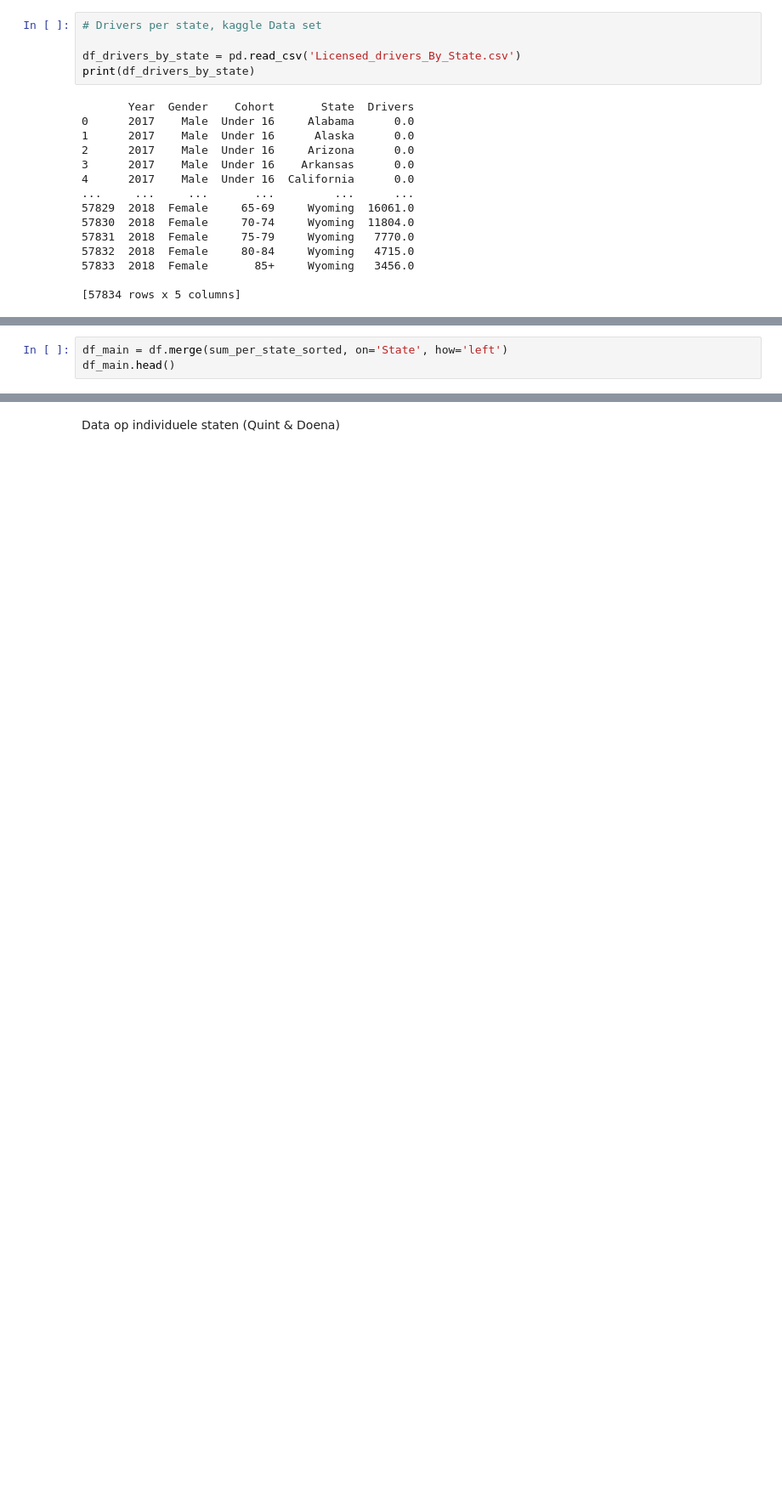
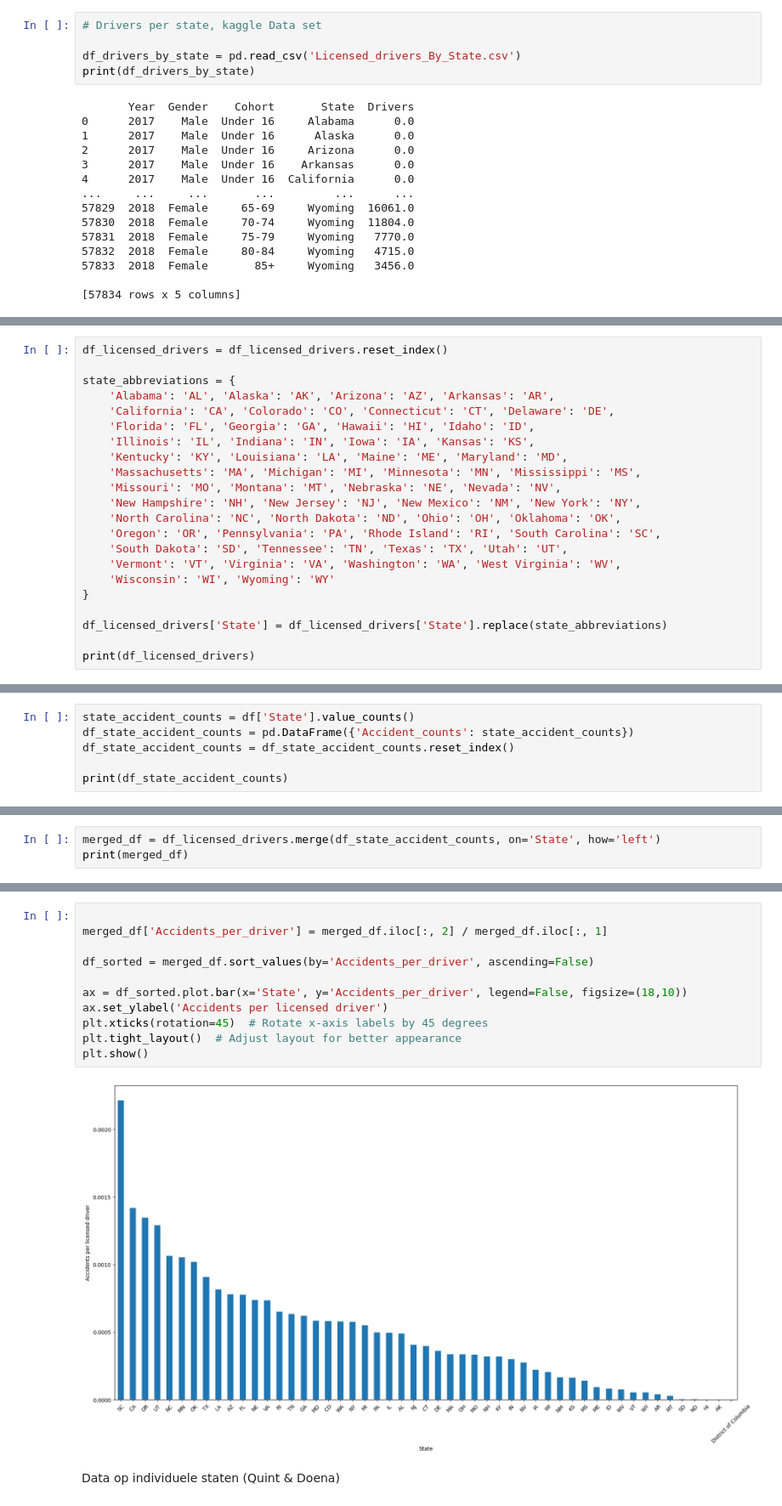
Before and after one commit to IsabelvanDam19/WT_Specialisatie, a Jupyter notebook: Beetje dingen enzo.ipynb, the cells around one changed output, grey strips where cells are left out. Shown at 85% size. Saved outputs shown, nothing was run; the diff lists cells and outputs as text; blank space fills up the shorter version.

```diff
--- a/Beetje dingen enzo.ipynb
+++ b/Beetje dingen enzo.ipynb
@@ -265,0 +227,22 @@ Name: Drivers, dtype: float64
+# %%
+df_licensed_drivers = df_licensed_drivers.reset_index()
+
+state_abbreviations = {
+    'Alabama': 'AL', 'Alaska': 'AK', 'Arizona': 'AZ', 'Arkansas': 'AR',
+    'California': 'CA', 'Colorado': 'CO', 'Connecticut': 'CT', 'Delaware': 'DE',
+    'Florida': 'FL', 'Georgia': 'GA', 'Hawaii': 'HI', 'Idaho': 'ID',
+    'Illinois': 'IL', 'Indiana': 'IN', 'Iowa': 'IA', 'Kansas': 'KS',
+    'Kentucky': 'KY', 'Louisiana': 'LA', 'Maine': 'ME', 'Maryland': 'MD',
+    'Massachusetts': 'MA', 'Michigan': 'MI', 'Minnesota': 'MN', 'Mississippi': 'MS',
+    'Missouri': 'MO', 'Montana': 'MT', 'Nebraska': 'NE', 'Nevada': 'NV',
+    'New Hampshire': 'NH', 'New Jersey': 'NJ', 'New Mexico': 'NM', 'New York': 'NY',
+    'North Carolina': 'NC', 'North Dakota': 'ND', 'Ohio': 'OH', 'Oklahoma': 'OK',
+    'Oregon': 'OR', 'Pennsylvania': 'PA', 'Rhode Island': 'RI', 'South Carolina': 'SC',
+    'South Dakota': 'SD', 'Tennessee': 'TN', 'Texas': 'TX', 'Utah': 'UT',
+    'Vermont': 'VT', 'Virginia': 'VA', 'Washington': 'WA', 'West Virginia': 'WV',
+    'Wisconsin': 'WI', 'Wyoming': 'WY'
+}
+
+df_licensed_drivers['State'] = df_licensed_drivers['State'].replace(state_abbreviations)
+
+print(df_licensed_drivers)
@@ -265,0 +267,6 @@ Name: Drivers, dtype: float64
+# %%
+state_accident_counts = df['State'].value_counts()
+df_state_accident_counts = pd.DataFrame({'Accident_counts': state_accident_counts})
+df_state_accident_counts = df_state_accident_counts.reset_index()
+
+print(df_state_accident_counts)
@@ -266,4 +291,4 @@ Name: Drivers, dtype: float64
 # %%
-df_main = df.merge(sum_per_state_sorted, on='State', how='left')
-df_main.head()
+merged_df = df_licensed_drivers.merge(df_state_accident_counts, on='State', how='left')
+print(merged_df)
 # %% [output]
@@ -277,3 +312,16 @@ df_main.head()
+# %%
+
+merged_df['Accidents_per_driver'] = merged_df.iloc[:, 2] / merged_df.iloc[:, 1]
+
+df_sorted = merged_df.sort_values(by='Accidents_per_driver', ascending=False)
+
+ax = df_sorted.plot.bar(x='State', y='Accidents_per_driver', legend=False, figsize=(18,10))
+ax.set_ylabel('Accidents per licensed driver')
+plt.xticks(rotation=45)  # Rotate x-axis labels by 45 degrees
+plt.tight_layout()  # Adjust layout for better appearance
+plt.show()
+# %% [output]
+[figure, added]
 # %% [markdown]
 Data op individuele staten (Quint & Doena)
 # %%
```
Also changed, not shown: parts of 5 cells of this notebook.
